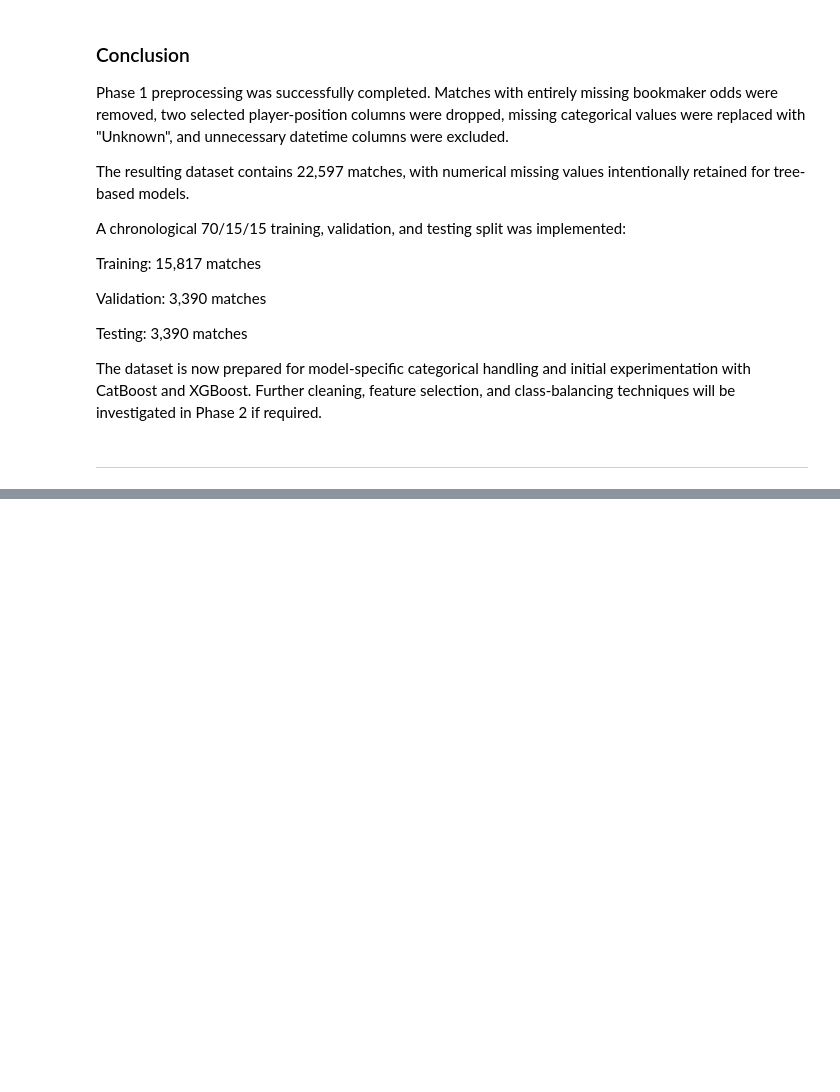
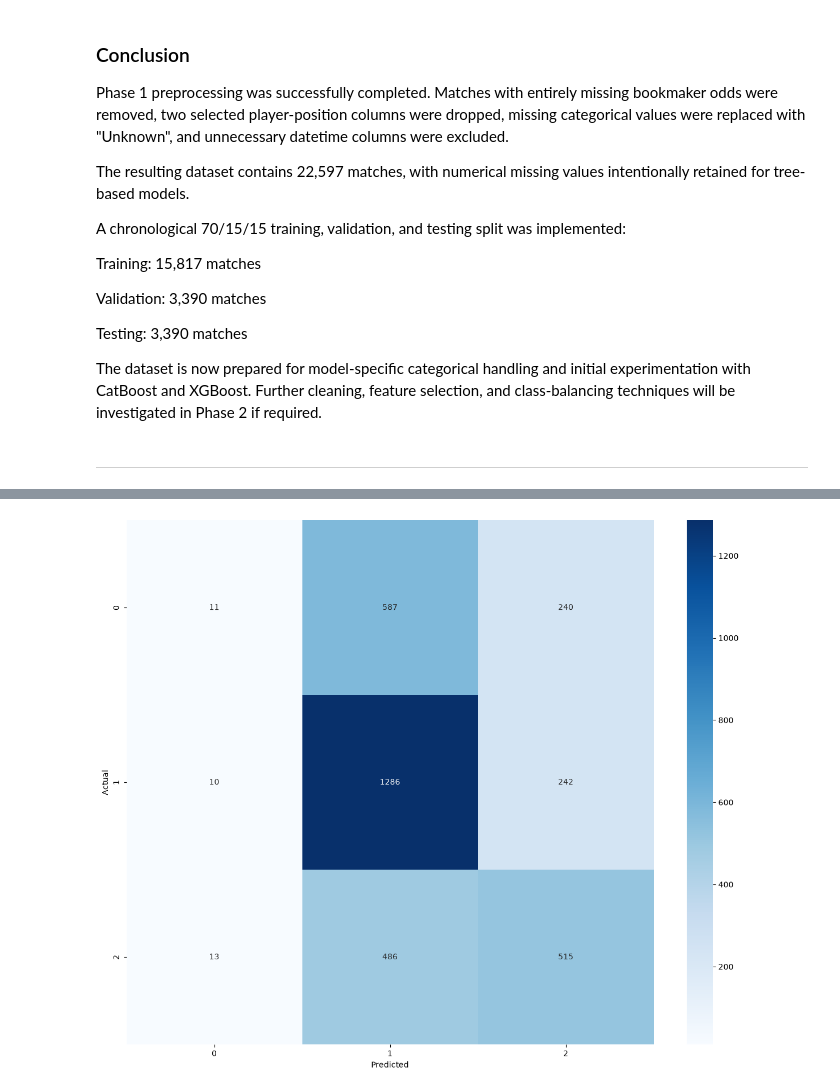
Before and after one commit to Aalli-Talpur/football-match-outcome-prediction, a Jupyter notebook: Notebook/04_Dataset_V2_Feature_Engineering_and_Experimentation.ipynb, the cells around one changed output, grey strips where cells are left out. Saved outputs shown, nothing was run; the diff lists cells and outputs as text; code cells hidden in the pictures; blank space fills up the shorter version.

Commit message:
feat(modeling): establish CatBoost baseline for Dataset V2 Phase 1

```diff
--- a/Notebook/04_Dataset_V2_Feature_Engineering_and_Experimentation.ipynb
+++ b/Notebook/04_Dataset_V2_Feature_Engineering_and_Experimentation.ipynb
@@ -1204,17 +1204,17 @@ train_df, val_df = train_test_split(
     shuffle=False
 )
 # %%
-X_train = train_df.drop(columns=["FTR", "date"])
-X_val = val_df.drop(columns=["FTR", "date"])
-X_test = test_df.drop(columns=["FTR", "date"])
+x_train = train_df.drop(columns=["FTR", "date"])
+x_val = val_df.drop(columns=["FTR", "date"])
+x_test = test_df.drop(columns=["FTR", "date"])
 
 y_train = train_df["FTR"]
 y_val = val_df["FTR"]
 y_test = test_df["FTR"]
 
-print("Training:", X_train.shape)
-print("Validation:", X_val.shape)
-print("Testing:", X_test.shape)
+print("Training:", x_train.shape)
+print("Validation:", x_val.shape)
+print("Testing:", x_test.shape)
 # %% [output]
 Training: (15817, 1046)
 Validation: (3390, 1046)
@@ -1247,0 +1254,12 @@ The dataset is now prepared for model-specific categorical handling and initial
+# %%
+from catboost import CatBoostClassifier
+from sklearn.metrics import accuracy_score, classification_report, confusion_matrix
+import matplotlib.pyplot as plt
+import seaborn as sns
+
+cat_cols = x_train.select_dtypes(
+    include=["object", "string", "category"]
+).columns.tolist()
+
+print("Categorical Features:", len(cat_cols))
+print("Total Features:", x_train.shape[1])
@@ -1247,0 +1269,4 @@ The dataset is now prepared for model-specific categorical handling and initial
+# %%
+cbc_model_1 = CatBoostClassifier(iterations=200, depth=6, learning_rate=0.1, loss_function="MultiClass", random_seed=1, verbose=50)
+
+cbc_model_1.fit(x_train, y_train, cat_features=cat_cols)
@@ -1247,0 +1280,9 @@ The dataset is now prepared for model-specific categorical handling and initial
+# %%
+y_train_pred = cbc_model_1.predict(x_train).ravel()
+y_val_pred = cbc_model_1.predict(x_val).ravel()
+
+print("Train Accuracy:", accuracy_score(y_train, y_train_pred))
+print("Validation Accuracy:", accuracy_score(y_val, y_val_pred))
+
+print("\nValidation Classification Report:")
+print(classification_report(y_val, y_val_pred, labels=[0, 1, 2], target_names=["Draw", "Home", "Away"], zero_division=0))
@@ -1247,0 +1303,9 @@ The dataset is now prepared for model-specific categorical handling and initial
+# %%
+cm = confusion_matrix(y_val ,y_val_pred)
+plt.figure(figsize=(15,12))
+sns.heatmap(cm, annot=True, fmt="d", cmap="Blues")
+plt.xlabel("Predicted")
+plt.ylabel("Actual")
+plt.show()
+# %% [output]
+[figure, added]
```
Also changed, not shown: parts of 6 cells of this notebook, 6 other files.
